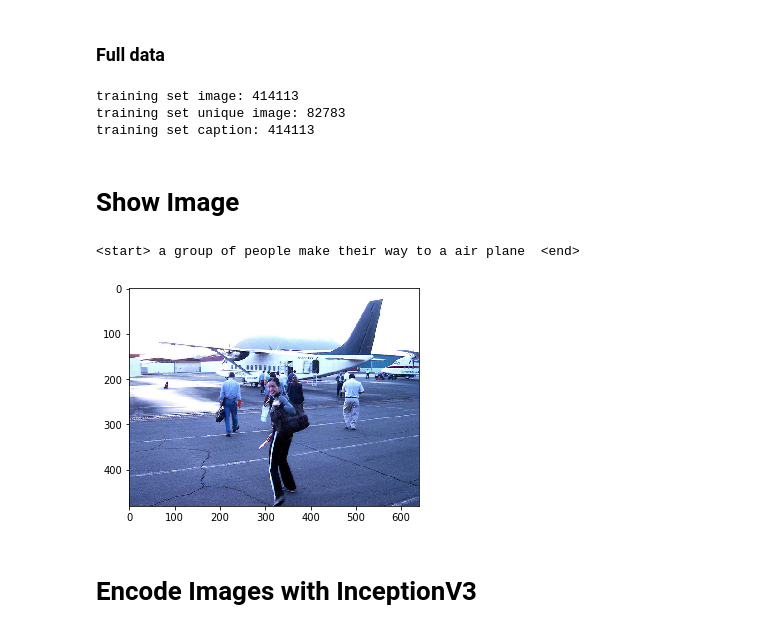
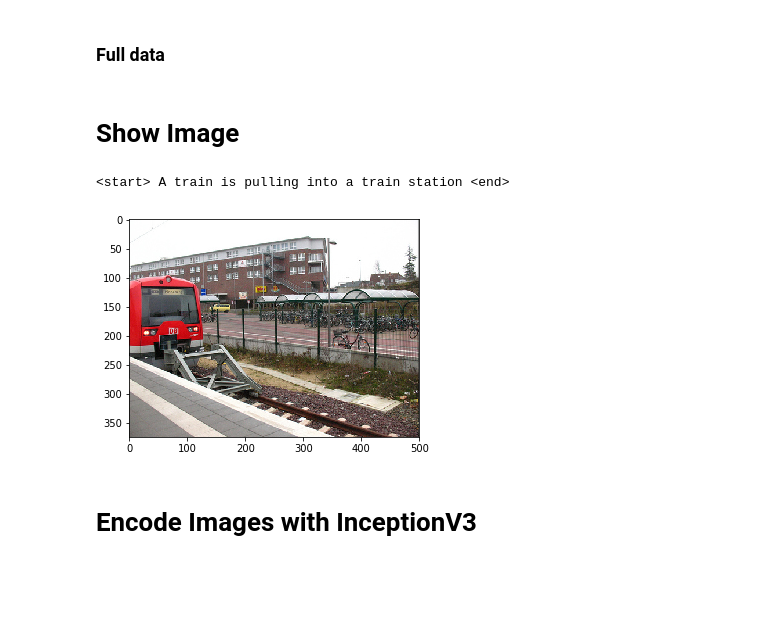
Before and after one commit to catnado/Image_Caption, a Jupyter notebook: Attention_Model.ipynb, the cells around one changed output. Cells and saved outputs as stored; diff of their text form; code cells hidden in the pictures; blank space fills up the shorter version.

```diff
--- a/Attention_Model.ipynb
+++ b/Attention_Model.ipynb
@@ -169,0 +170,14 @@ len(train_captions), len(img_name_vector), len(all_captions)
+# %%
+all_img_name_vector = list(unique_image_caption.keys())
+all_captions = list(unique_image_caption.values())
+# %%
+# Shuffle captions and image_names together
+# Set a random state
+train_captions, img_name_vector = shuffle(all_captions,
+                                          all_img_name_vector,
+                                          random_state=1)
+
+# Select the first 30000 captions from the shuffled set
+num_examples = 40000
+train_captions = train_captions[:num_examples]
+img_name_vector = img_name_vector[:num_examples]
@@ -170,23 +188,23 @@ len(train_captions), len(img_name_vector), len(all_captions)
 # %% [markdown]
 ### Full data
 # %%
-# load training set
-with open(annotation_file_train, 'r') as f:
-    annotations = json.load(f)
+# # load training set
+# with open(annotation_file_train, 'r') as f:
+#     annotations = json.load(f)
 
-# storing the captions and the image name in vectorsa
-filenames_train = []
-captions_train = []
+# # storing the captions and the image name in vectorsa
+# filenames_train = []
+# captions_train = []
 
-for annot in annotations['annotations']:
-    caption = '<start> ' + annot['caption'] + ' <end>'
-    image_id = annot['image_id']
-    full_coco_image_path = train_path + 'COCO_train2014_' + '%012d.jpg' % (image_id)
+# for annot in annotations['annotations']:
+#     caption = '<start> ' + annot['caption'] + ' <end>'
+#     image_id = annot['image_id']
+#     full_coco_image_path = train_path + 'COCO_train2014_' + '%012d.jpg' % (image_id)
 
-    filenames_train.append(full_coco_image_path)
-    captions_train.append(caption)
+#     filenames_train.append(full_coco_image_path)
+#     captions_train.append(caption)
 
-unique_image_train = len(annotations['images'])
+# unique_image_train = len(annotations['images'])
 # %%
 # # load validation set
 # with open(annotation_file_val, 'r') as f:
@@ -206,17 +224,13 @@ unique_image_train = len(annotations['images'])
 
 # unique_image_val = len(annotations['images'])
 # %%
-print("training set image: " + str(len(filenames_train)))
-print("training set unique image: " + str(unique_image_train))
-print("training set caption: " + str(len(captions_train)))
+# print("training set image: " + str(len(filenames_train)))
+# print("training set unique image: " + str(unique_image_train))
+# print("training set caption: " + str(len(captions_train)))
 
 # print("validation set image: " + str(len(filenames_val)))
 # print("validation set unique image: " + str(unique_image_val))
 # print("validation set caption: " + str(len(captions_val)))
-# %% [output]
-training set image: 414113
-training set unique image: 82783
-training set caption: 414113
 # %% [markdown]
 # Show Image
 # %%
@@ -262,10 +276,10 @@ def show_image(path, caption):
     plt.imshow(img)
     plt.show()
 # %%
-show_image(img_name_vector[1010], train_captions[1010])
+show_image(img_name_vector[8000], train_captions[8000])
 # %% [output]
-<start> a group of people make their way to a air plane  <end>
+<start> A train is pulling into a train station <end>
-[figure, old version]
+[figure, new version]
 # %% [markdown]
 # Encode Images with InceptionV3
 # %% [markdown]
```
Also changed, not shown: parts of 28 cells of this notebook, 1 other file.
